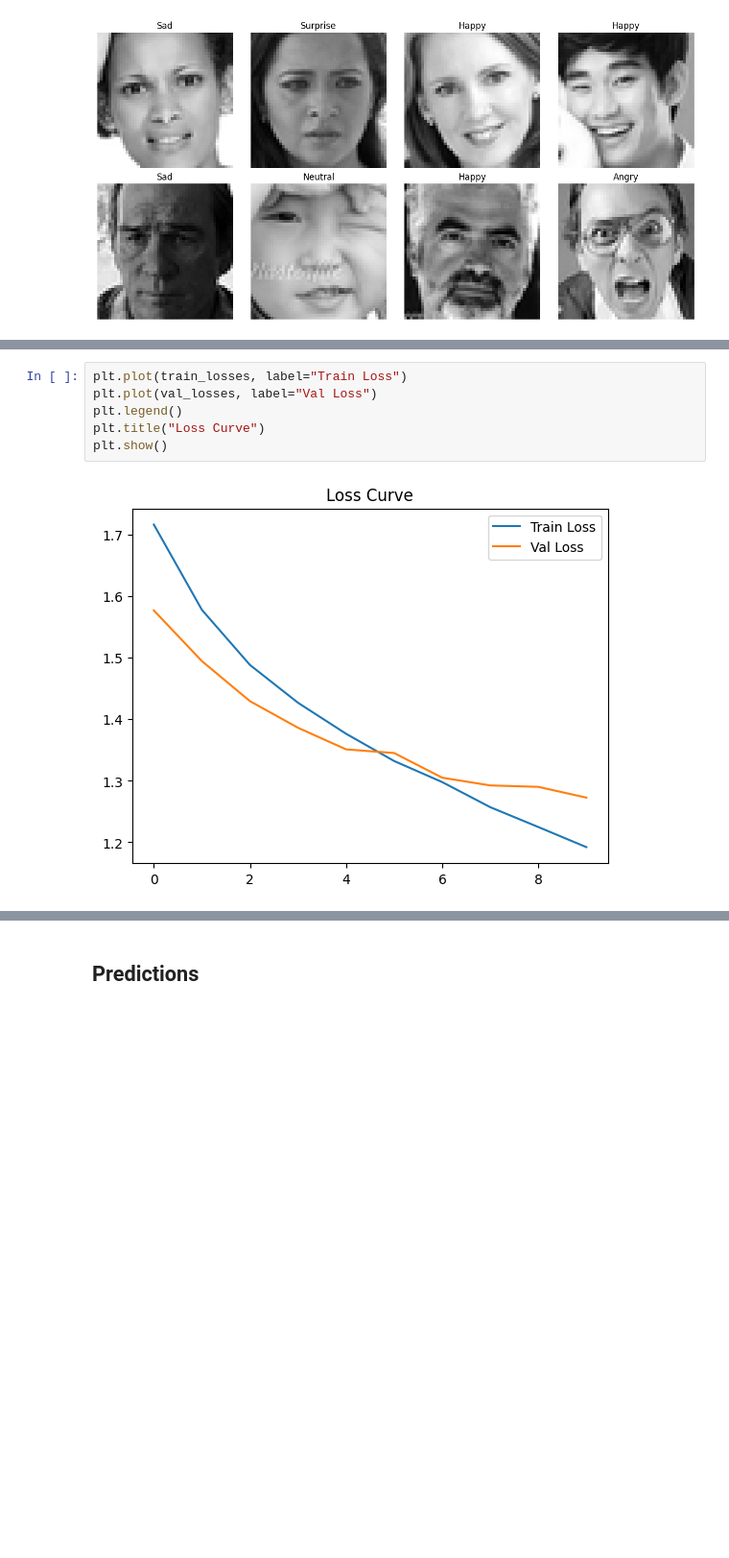
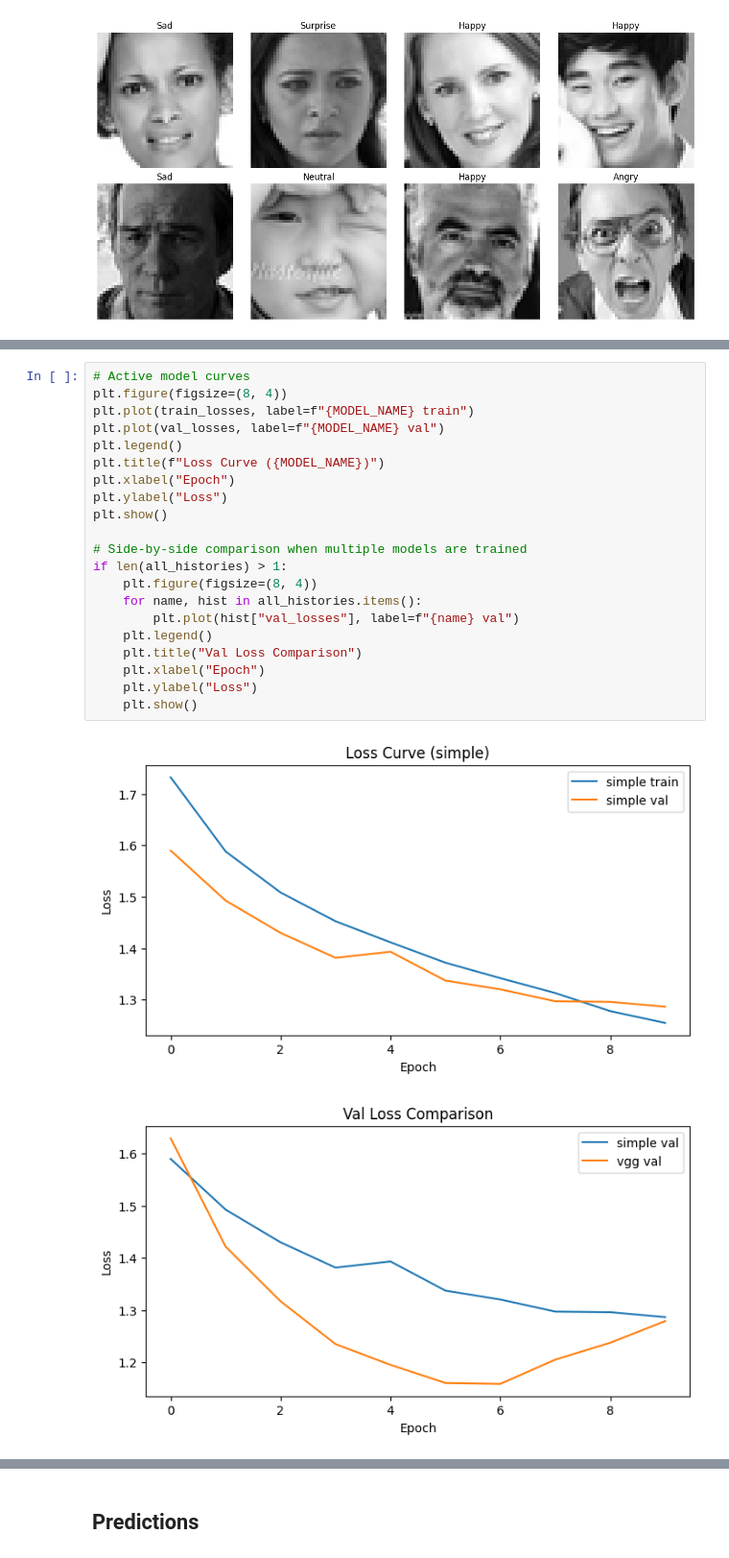
Before and after one commit to qingya012/cnn-emotion-gradcam, a Jupyter notebook: notebooks/explore.ipynb, the cells around one changed output, grey strips where cells are left out. Shown at 96% size. Saved outputs shown, nothing was run; the diff lists cells and outputs as text; blank space fills up the shorter version.

Commit message:
finish training VGG-style model

```diff
--- a/notebooks/explore.ipynb
+++ b/notebooks/explore.ipynb
@@ -59,9 +81,25 @@ val_accuracies = np.load(ROOT / "val_accuracies.npy")
 # %%
-plt.plot(train_losses, label="Train Loss")
-plt.plot(val_losses, label="Val Loss")
+# Active model curves
+plt.figure(figsize=(8, 4))
+plt.plot(train_losses, label=f"{MODEL_NAME} train")
+plt.plot(val_losses, label=f"{MODEL_NAME} val")
 plt.legend()
-plt.title("Loss Curve")
+plt.title(f"Loss Curve ({MODEL_NAME})")
+plt.xlabel("Epoch")
+plt.ylabel("Loss")
 plt.show()
+
+# Side-by-side comparison when multiple models are trained
+if len(all_histories) > 1:
+    plt.figure(figsize=(8, 4))
+    for name, hist in all_histories.items():
+        plt.plot(hist["val_losses"], label=f"{name} val")
+    plt.legend()
+    plt.title("Val Loss Comparison")
+    plt.xlabel("Epoch")
+    plt.ylabel("Loss")
+    plt.show()
 # %% [output]
-[figure, old version]
+[figure, new version]
+[figure, added]
 # %%
```
Also changed, not shown: parts of 10 cells of this notebook, 20 other files.
